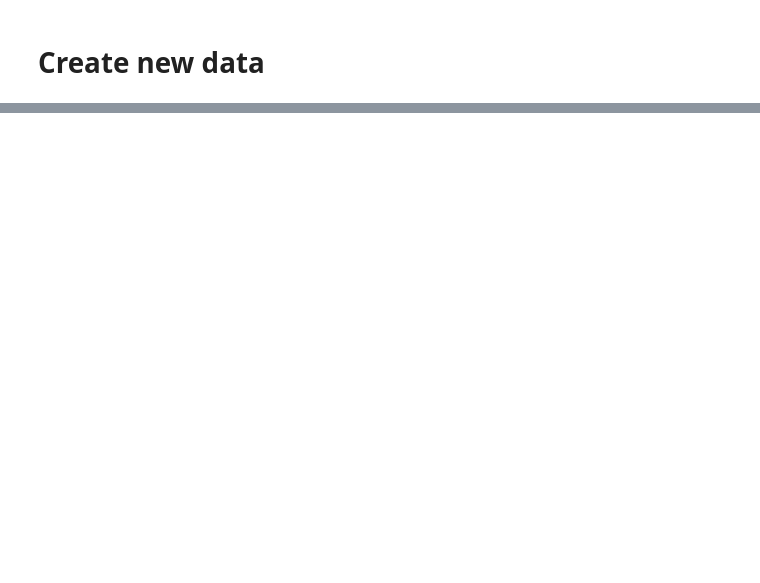
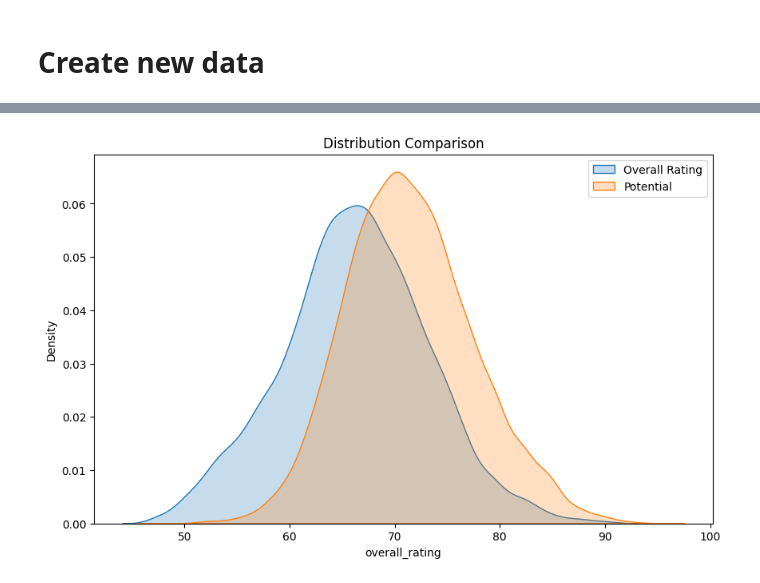
Before and after one commit to nttrung612/Football_Players_Rating_Prediction, a Jupyter notebook: preprocess.ipynb, the cells around one changed output, grey strips where cells are left out. Saved outputs shown, nothing was run; the diff lists cells and outputs as text; code cells hidden in the pictures; blank space fills up the shorter version.

Commit message:
EDA + Data Preprocessing

```diff
--- a/preprocess.ipynb
+++ b/preprocess.ipynb
@@ -416,0 +359,2 @@ df.to_csv('data.csv', index=False)
+# %%
+df = pd.read_csv('data.csv')
@@ -416,0 +382,12 @@ df.to_csv('data.csv', index=False)
+# %%
+import matplotlib.pyplot as plt
+import seaborn as sns
+
+plt.figure(figsize=(10, 6))
+sns.kdeplot(df['overall_rating'], label="Overall Rating", fill=True)
+sns.kdeplot(df['potential'], label="Potential", fill=True)
+plt.legend()
+plt.title("Distribution Comparison")
+plt.show()
+# %% [output]
+[figure, added]
```
Also changed, not shown: parts of 33 cells of this notebook.
